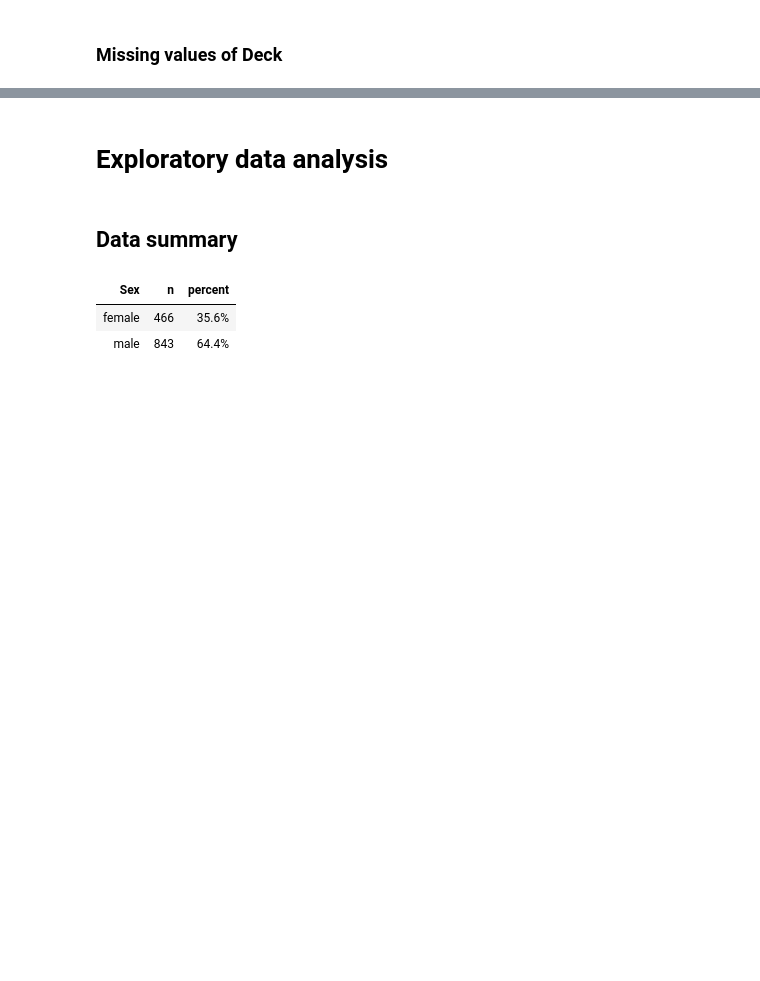
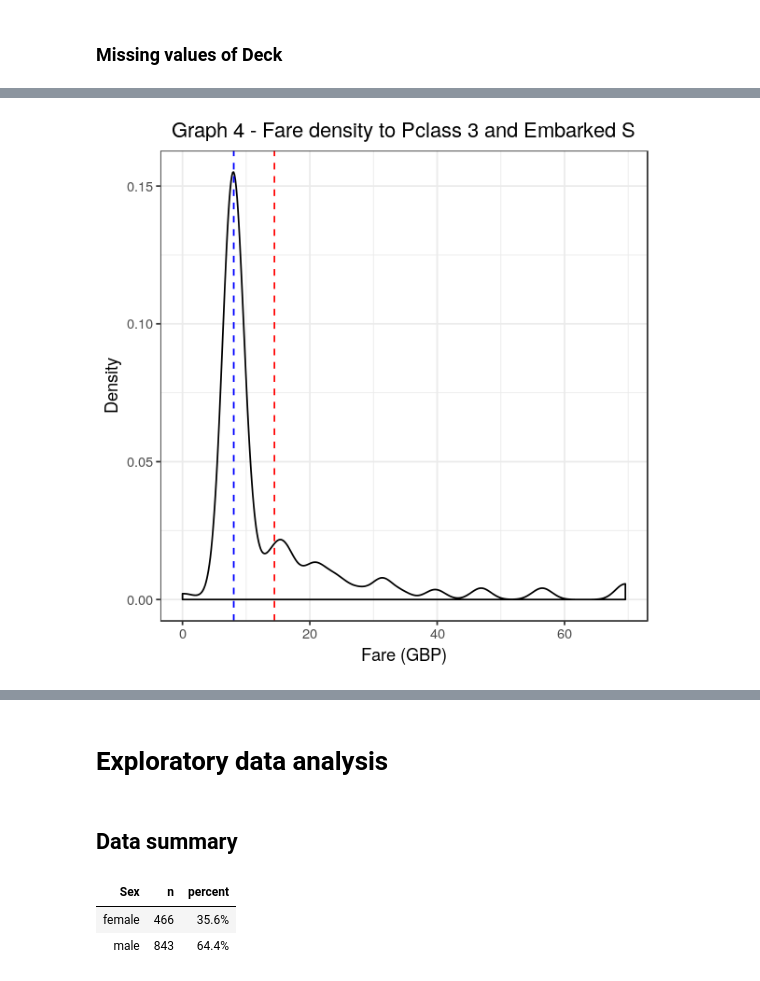
Before and after one commit to wesleygalvao/My-Kaggle-Kernels, a Jupyter notebook: 01 - Titanic/Survivors Classification on Titanic using - R.ipynb, the cells around one changed output, grey strips where cells are left out. Drawn from its saved outputs; the diff is of its cells as text; code cells hidden in the pictures; blank space fills up the shorter version.

```diff
--- a/01 - Titanic/Survivors Classification on Titanic using - R.ipynb
+++ b/01 - Titanic/Survivors Classification on Titanic using - R.ipynb
@@ -321,0 +367,15 @@ titanic_data$Deck[is.na(titanic_data$Cabin)] <- 'Unknown'
+# %%
+# Plot fare density to Pclass 3 and Embarked S
+g4 <- titanic_data[titanic_data$Pclass == '3' & titanic_data$Embarked == 'S',] %>%
+    ggplot() +
+    geom_density(aes(Fare), na.rm = T) +
+    geom_vline(aes(xintercept = mean(Fare, na.rm = T)),
+               color = "red", linetype = "dashed", size =.5) +
+    geom_vline(aes(xintercept = median(Fare, na.rm = T)),
+               color = "blue", linetype = "dashed", size =.5) +
+    labs(x = "Fare (GBP)", y = "Density") +  theme_bw() +
+    ggtitle('Graph 4 - Fare density to Pclass 3 and Embarked S') +
+    theme(plot.title = element_text(hjust = 0.5))
+g4
+# %% [output]
+[figure, added]
```
Also changed, not shown: parts of 30 cells of this notebook.
